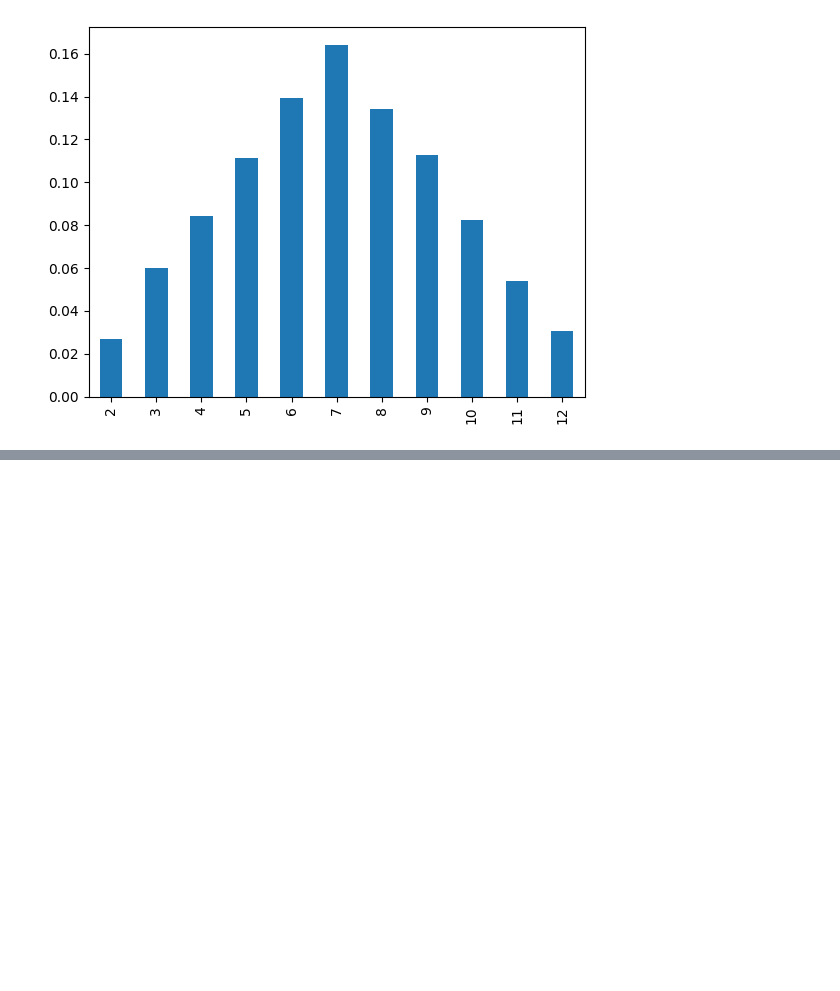
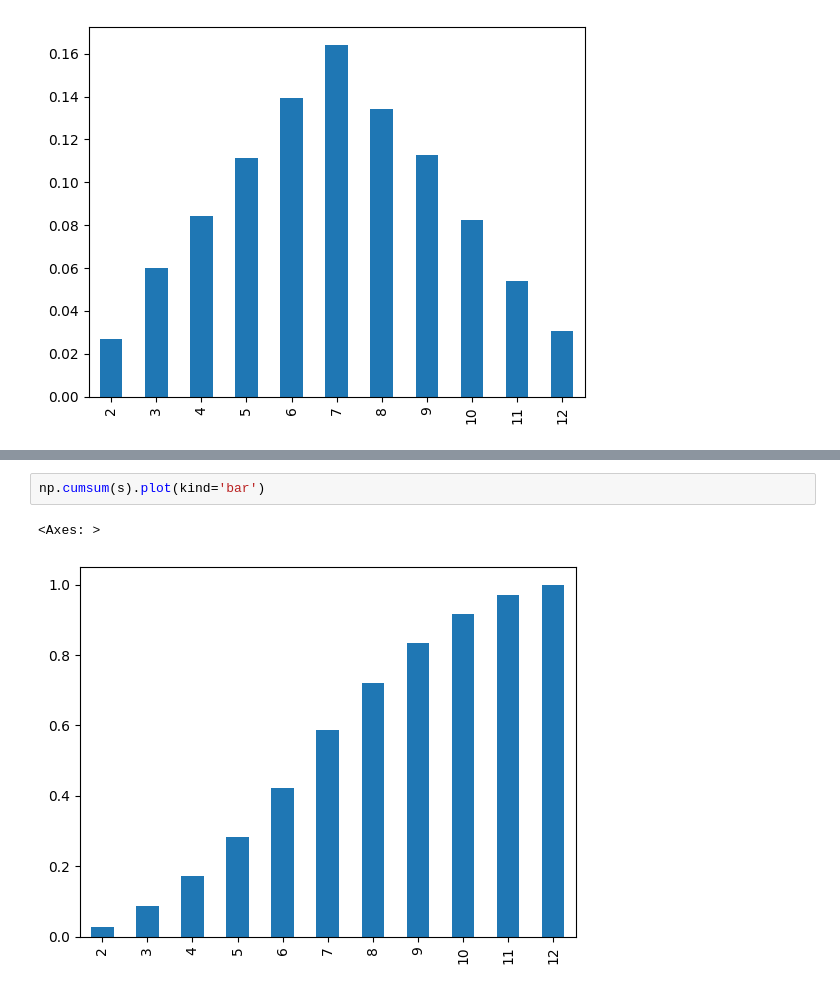
Before and after one commit to pullz6/Statistics_Python, a Jupyter notebook: Statistical_Analysis.ipynb, the cells around one changed output, grey strips where cells are left out. Drawn from its saved outputs; the diff is of its cells as text; blank space fills up the shorter version.

```diff
--- a/Statistical_Analysis.ipynb
+++ b/Statistical_Analysis.ipynb
@@ -229,0 +245,5 @@ s.plot(kind='bar')
+# %%
+np.cumsum(s).plot(kind='bar')
+# %% [output]
+<Axes: >
+[figure, added]
```
Also changed, not shown: parts of 1 cell of this notebook.
